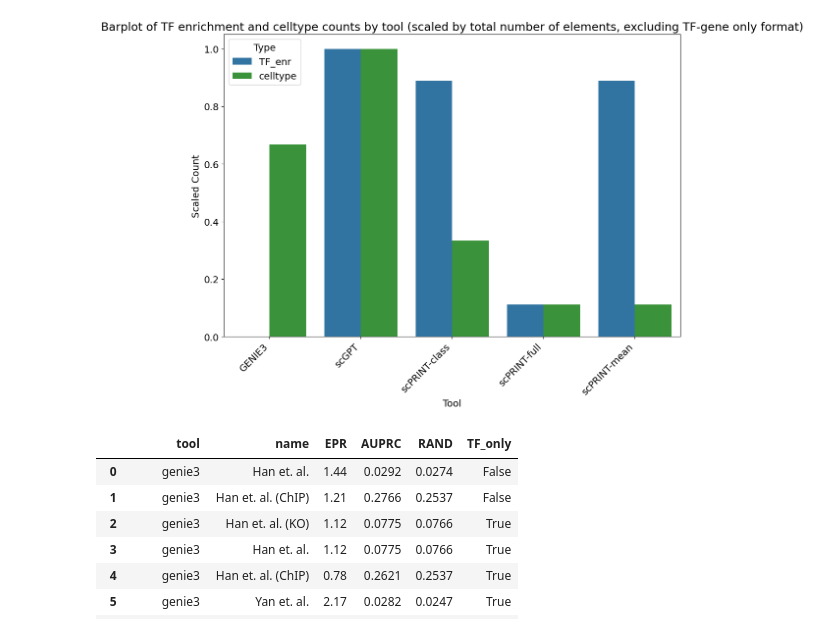
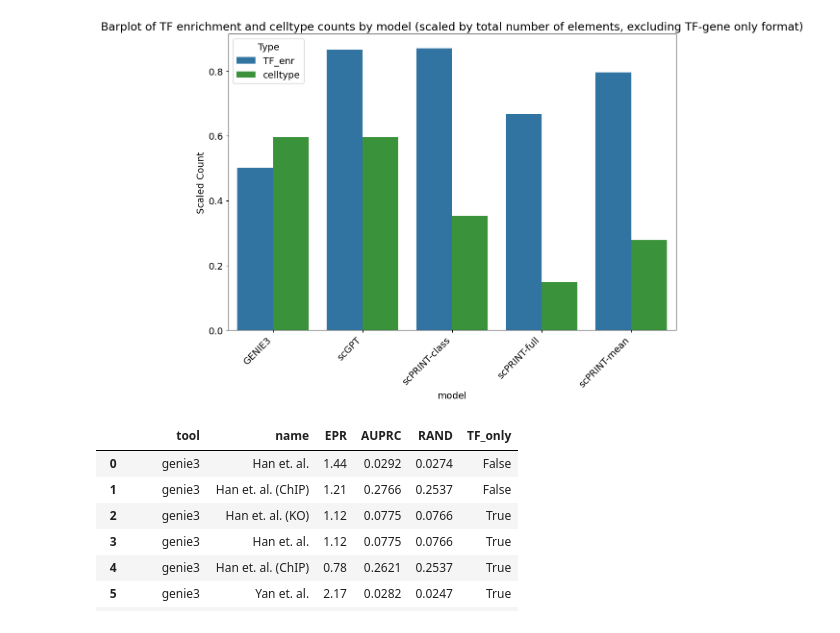
Before and after one commit to jkobject/scPRINT, a Jupyter notebook: figures/plot_results.ipynb, the cells around one changed output. Saved outputs shown, nothing was run; the diff lists cells and outputs as text; code cells hidden in the pictures.

```diff
--- a/figures/plot_results.ipynb
+++ b/figures/plot_results.ipynb
@@ -23,3 +23,7 @@ res
+# %%
+#res = res[res.name != "endothelial cell"].iloc[:79] # first dataset
+#res = res.iloc[86:149] # second dataset
+res = res.iloc[149:]
 # %%
 res['TF_only'] = res['TF_only'].replace({True: 'TF-gene only', False: "All"})
 res = res.rename(columns={'TF_only': 'Format'})
@@ -105,7 +88,5 @@ plt.show()
 # %%
 res['AUPRC'] = res['AUPRC'] - res['RAND']
-# %%
-res=  res[res.name!="endothelial cell"]
 # %%
 # Create the violin plot
 plt.figure(figsize=(12, 8))
@@ -155,45 +120,45 @@ res
 # %%
 # Filter the data to exclude 'TF-gene only' format
-filtered_res = res[res.Format != 'TF-gene only']
+filtered_res = res#[res.Format != 'TF-gene only']
 
 # Count the number of TF_enr and celltype
-tf_enr_count = filtered_res.groupby(['tool'])['TF_enr'].sum().reset_index()
-celltype_count = filtered_res.groupby(['tool'])['celltype'].sum().reset_index()
+tf_enr_count = filtered_res.groupby(['model'])['TF_enr'].sum().reset_index()
+celltype_count = filtered_res.groupby(['model'])['celltype'].sum().reset_index()
 
-# Calculate the total number of elements per tool
-total_count = filtered_res.groupby(['tool']).size().reset_index(name='Total')
+# Calculate the total number of elements per model
+total_count = filtered_res.groupby(['model']).size().reset_index(name='Total')
 
 # Merge the total count with tf_enr_count and celltype_count
-tf_enr_count = tf_enr_count.merge(total_count, on='tool')
-celltype_count = celltype_count.merge(total_count, on='tool')
+tf_enr_count = tf_enr_count.merge(total_count, on='model')
+celltype_count = celltype_count.merge(total_count, on='model')
 
-# Scale the counts by the total number of elements per tool
+# Scale the counts by the total number of elements per model
 tf_enr_count['Count'] = tf_enr_count['TF_enr'] / tf_enr_count['Total']
 celltype_count['Count'] = celltype_count['celltype'] / celltype_count['Total']
 
 # Create a new DataFrame for plotting
 tf_enr_count['Type'] = 'TF_enr'
 celltype_count['Type'] = 'celltype'
-tf_enr_count = tf_enr_count[['tool', 'Count', 'Type']]
-celltype_count = celltype_count[['tool', 'Count', 'Type']]
+tf_enr_count = tf_enr_count[['model', 'Count', 'Type']]
+celltype_count = celltype_count[['model', 'Count', 'Type']]
 count_data = pd.concat([tf_enr_count, celltype_count])
 
 # Create the barplot with hue for Type
 plt.figure(figsize=(12, 8))
-bar_plot = sns.barplot(x='tool', y='Count', hue='Type', data=count_data, palette=[sns.color_palette()[0], sns.color_palette()[2]])
+bar_plot = sns.barplot(x='model', y='Count', hue='Type', data=count_data, palette=[sns.color_palette()[0], sns.color_palette()[2]])
 
 # Set the title and labels of the plot
-bar_plot.set_title('Barplot of TF enrichment and celltype counts by tool (scaled by total number of elements, excluding TF-gene only format)')
-bar_plot.set_xlabel('Tool')
+bar_plot.set_title('Barplot of TF enrichment and celltype counts by model (scaled by total number of elements, excluding TF-gene only format)')
+bar_plot.set_xlabel('model')
 bar_plot.set_ylabel('Scaled Count')
 
 # Rotate the x labels for better readability
 plt.xticks(rotation=45, ha='right')
 
 # Show the plot
 plt.show()
 # %% [output]
-[figure, old version]
+[figure, new version]
 # %%
 res = pd.read_csv('data/sroy.tsv', sep="\t", )
 res
```
Also changed, not shown: parts of 8 cells of this notebook, 5 other files.
